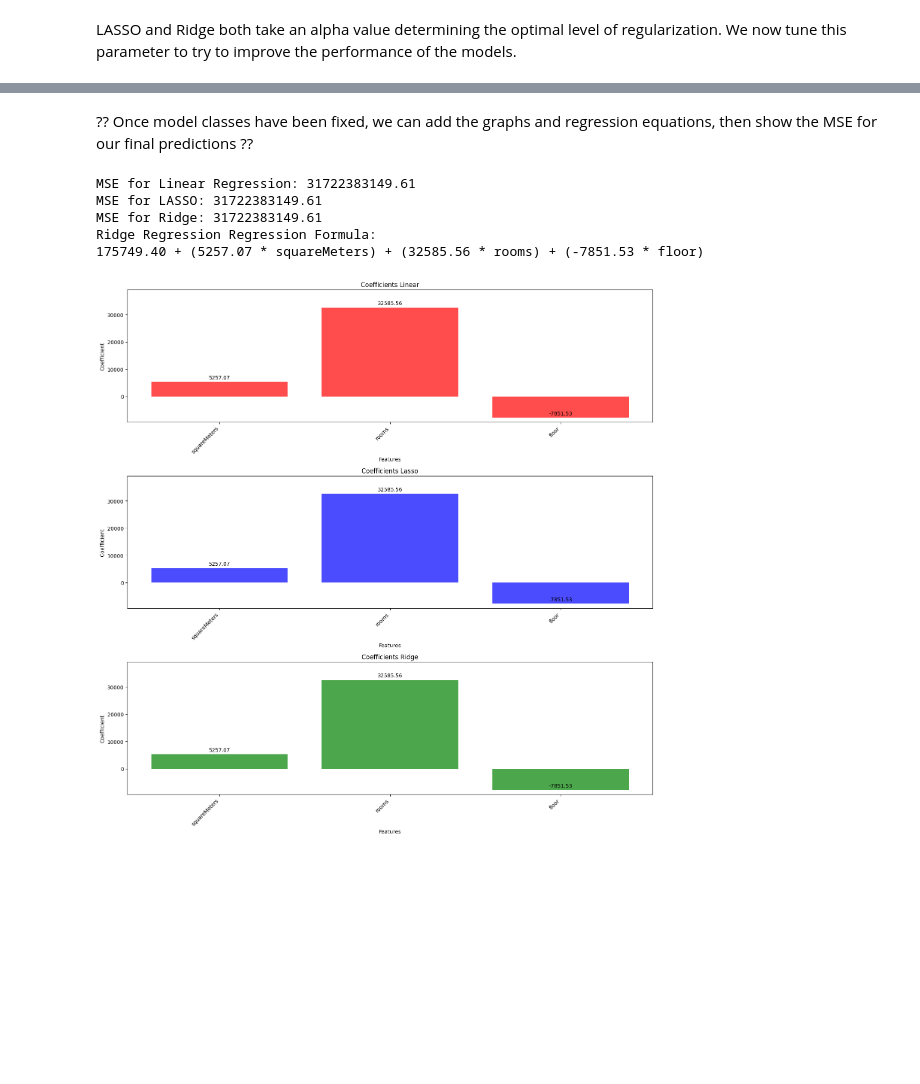
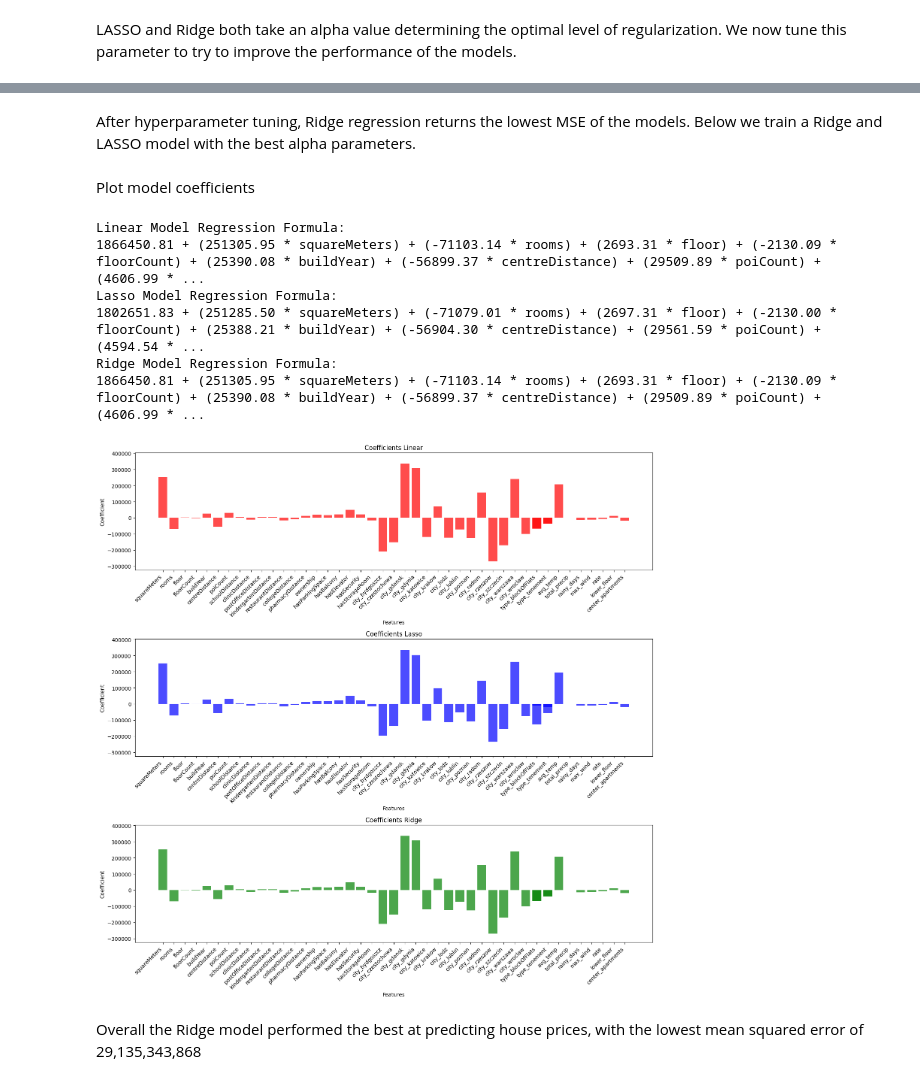
Before and after one commit to jnossa/CDS_Final_Project, a Jupyter notebook: notebook.ipynb, the cells around one changed output, grey strips where cells are left out. Drawn from its saved outputs; the diff is of its cells as text; code cells hidden in the pictures; blank space fills up the shorter version.

```diff
--- a/notebook.ipynb
+++ b/notebook.ipynb
@@ -255,3 +254,6 @@ all_data = encoder.one_hot_encoding('type')
+# %%
+all_data = encoder.lower_floors(2)
+all_data = encoder.center_apartments(2)
 # %% [markdown]
 The below function accesses Open-Meteo API, whereby we can use the latitude and longitude of the property to retrieve information about the weather in the local area. The function retrieves the following:
 
@@ -269,3 +273,6 @@ all_data = weather.obtain_weather()
+# %%
+rate = f.Rate(all_data)
+all_data = rate.transform('squareMeters', 'rooms')
 # %% [markdown]
 Standardizing data
 # %%
@@ -293,10 +300,11 @@ test_data = all_data.loc[all_data.is_train == 0]
 We will now run various models on our data to predict house prices. We will test a normal linear model, a lasso regression and a ridge regression.
 # %%
 # Define features to be included in the model
-features = ['type', 'squareMeters', 'rooms', 'floor', 'floorCount', 'buildYear', 'centreDistance', 'poiCount', 'schoolDistance', 'clinicDistance', 'postOfficeDistance',
+features = ['squareMeters', 'rooms', 'floor', 'floorCount', 'buildYear', 'centreDistance', 'poiCount', 'schoolDistance', 'clinicDistance', 'postOfficeDistance',
             'kindergartenDistance', 'restaurantDistance', 'collegeDistance', 'pharmacyDistance', 'ownership', 'hasParkingSpace', 'hasBalcony', 'hasElevator', 'hasSecurity',
             'hasStorageRoom', 'city_bydgoszcz', 'city_czestochowa', 'city_gdansk', 'city_gdynia', 'city_katowice', 'city_krakow', 'city_lodz', 'city_lublin',
-            'city_poznan', 'city_radom', 'city_rzeszow', 'city_szczecin', 'city_warszawa', 'city_wroclaw', 'type_blockOfFlats', 'type_tenement', 'avg_temp', 'total_precip', 'rainy_days', 'max_wind']
+            'city_poznan', 'city_radom', 'city_rzeszow', 'city_szczecin', 'city_warszawa', 'city_wroclaw', 'type_blockOfFlats', 'type_tenement', 'avg_temp', 'total_precip', 'rainy_days', 'max_wind',
+            'type_blockOfFlats', 'type_tenement', 'rate', 'lower_floor', 'center_apartments']
 # %%
 # Linear model
 lin_model = LinearRegression()
@@ -370,11 +382,26 @@ Ridge MSE: 29186818387.30621
-# %% [markdown]
-?? Once model classes have been fixed, we can add the graphs and regression equations, then show the MSE for our final predictions ??
-# %%
-selected_model, selected_model_name, formula = find_best_regression_model(train_data[['squareMeters', 'rooms', 'floor']].head(1000), train_data['price'].head(1000))
-# %% [output]
-MSE for Linear Regression: 31722383149.61
-MSE for LASSO: 31722383149.61
-MSE for Ridge: 31722383149.61
-Ridge Regression Regression Formula:
-175749.40 + (5257.07 * squareMeters) + (32585.56 * rooms) + (-7851.53 * floor)
-[figure, removed]
+# %% [markdown]
+After hyperparameter tuning, Ridge regression returns the lowest MSE of the models. Below we train a Ridge and LASSO model with the best alpha parameters.
+# %%
+# Set up LASSO and Ridge models with optimal alphas
+lasso_model = Lasso(alpha=best_alpha_lasso)
+lasso_model_runner = m.Model(features, 'price', lasso_model)
+lasso_model_runner.train(train_data)
+
+ridge_model = Ridge(alpha=best_alpha_ridge)
+ridge_model_runner = m.Model(features, 'price', ridge_model)
+ridge_model_runner.train(train_data)
+# %% [markdown]
+Plot model coefficients
+# %%
+coef = m.ModelCoefficients()
+coef.plot_coefficients(lin_model, lasso_model, ridge_model, all_data[features])
+# %% [output]
+Linear Model Regression Formula:
+1866450.81 + (251305.95 * squareMeters) + (-71103.14 * rooms) + (2693.31 * floor) + (-2130.09 * floorCount) + (25390.08 * buildYear) + (-56899.37 * centreDistance) + (29509.89 * poiCount) + (4606.99 * ...
+Lasso Model Regression Formula:
+1802651.83 + (251285.50 * squareMeters) + (-71079.01 * rooms) + (2697.31 * floor) + (-2130.00 * floorCount) + (25388.21 * buildYear) + (-56904.30 * centreDistance) + (29561.59 * poiCount) + (4594.54 * ...
+Ridge Model Regression Formula:
+1866450.81 + (251305.95 * squareMeters) + (-71103.14 * rooms) + (2693.31 * floor) + (-2130.09 * floorCount) + (25390.08 * buildYear) + (-56899.37 * centreDistance) + (29509.89 * poiCount) + (4606.99 * ...
+[figure, added]
+# %% [markdown]
+Overall the Ridge model performed the best at predicting house prices, with the lowest mean squared error of 29,135,343,868
```
Also changed, not shown: parts of 16 cells of this notebook.
